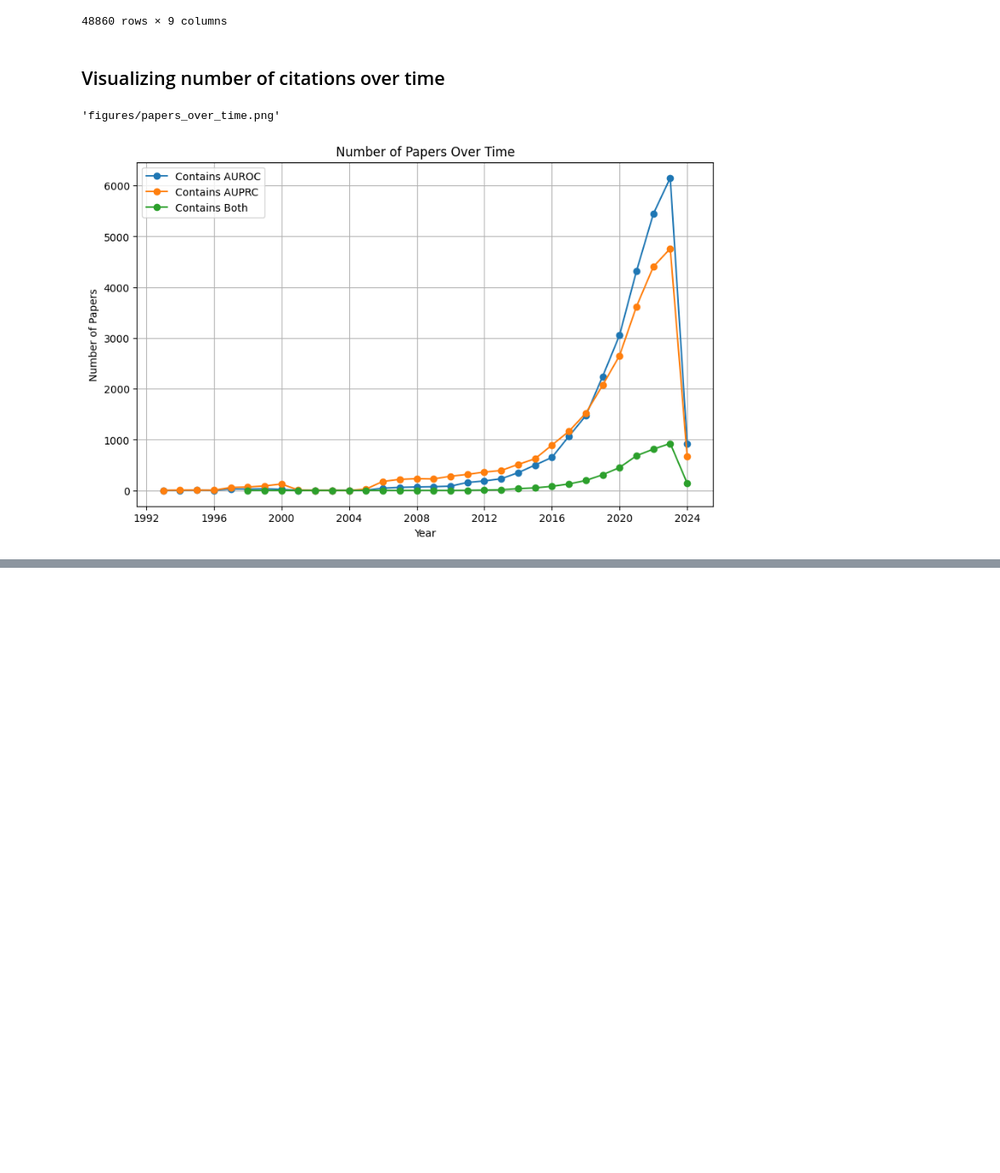
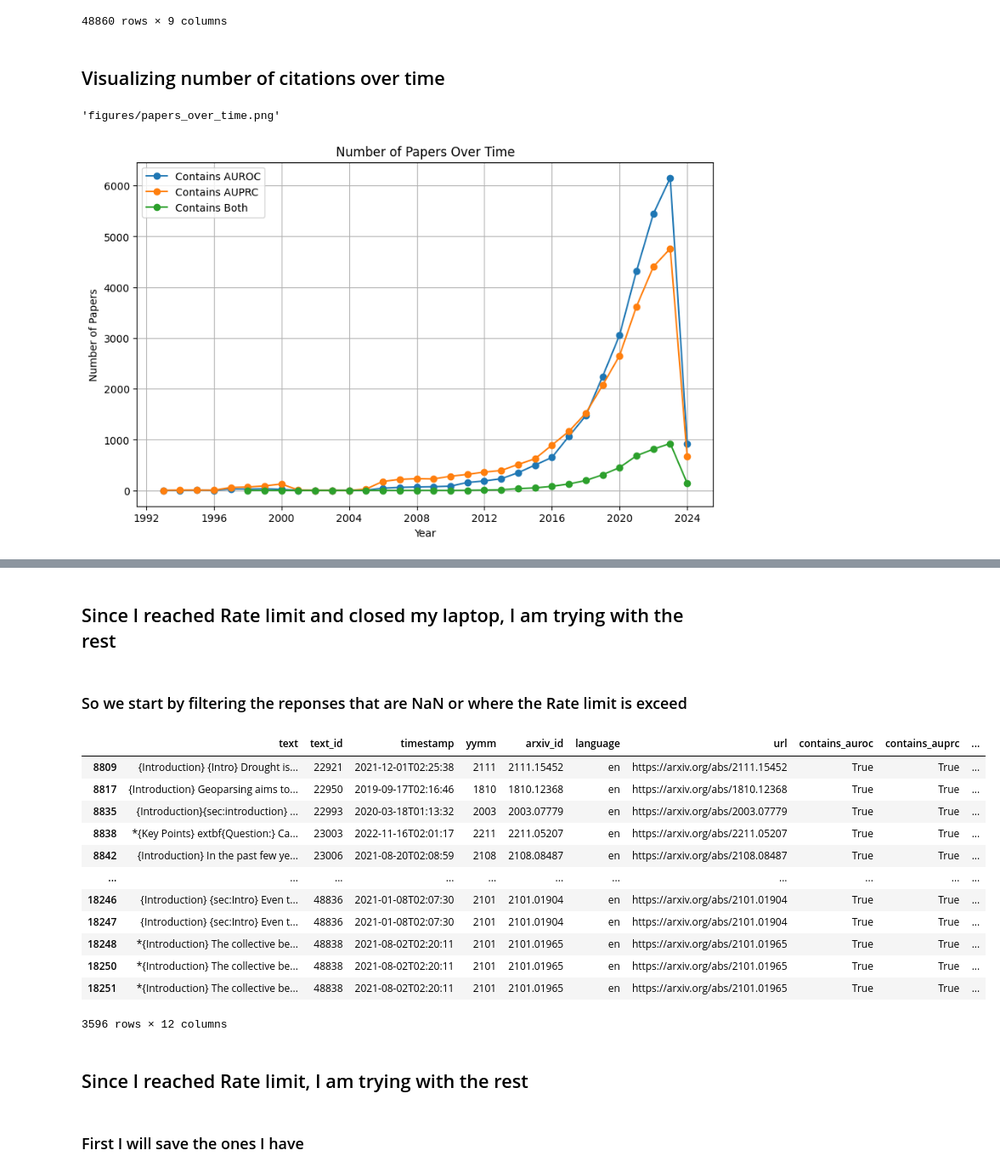
Before and after one commit to Lassehhansen/Arxiv_search, a Jupyter notebook: search.ipynb, the cells around one changed output, grey strips where cells are left out. Shown: that part at 85% size. Saved outputs shown, nothing was run; the diff lists cells and outputs as text; code cells hidden in the pictures; blank space fills up the shorter version.

```diff
--- a/search.ipynb
+++ b/search.ipynb
@@ -130,0 +289,2 @@ with open('gpt4_relevant_documents.pkl', 'wb') as f:
+# %%
+gpt_filter_3_5 = new_df[new_df['gpt_response'] != 'NONE']
@@ -130,0 +323,19 @@ with open('gpt4_relevant_documents.pkl', 'wb') as f:
+# %%
+SYSTEM_PROMPT = (
+    "You are an expert in machine learning and scientific literature review. "
+    "For each chunk of a published paper (which may have typos, misspellings, and odd characters as a result of conversion from PDF), "
+    "examine whether the paper makes any claim that the area under the receiver operating characteristic (AUROC) "
+    "is superior as a general performance metric compared to the area under the precision recall curve (AUPRC) in a machine learning setting. "
+    "If the paper makes a specific claim favoring AUROC over AUPRC, especially in contexts such as imbalanced datasets, "
+    "respond with the format: Paper claim: 'INPUT PAPER CLAIM HERE'. "
+    "If the paper makes no such claims, respond with 'NONE'."
+)
+# %%
+# Process each context window with GPT
+for idx, row in tqdm(gpt_filter_3_5.iterrows(), total=gpt_filter_3_5.shape[0]):
+    context_window = row['context_window']
+    gpt_response = process_with_gpt(context_window, "gpt-4-1106-preview", SYSTEM_PROMPT, openai_api_key)
+    gpt_filter_3_5.at[idx, 'gpt_response_4_0'] = gpt_response
+
+# Optionally, you can save the DataFrame with GPT responses
+gpt_filter_3_5.to_csv('data/processed_gpt_responses_gpt4.csv', index=False)
@@ -130,0 +368,25 @@ with open('gpt4_relevant_documents.pkl', 'wb') as f:
+# %% [markdown]
+## Since I reached Rate limit and closed my laptop, I am trying with the rest
+# %% [markdown]
+### So we start by filtering the reponses that are NaN or where the Rate limit is exceed
+# %%
+filtered_df_gpt_4_0_v2 = gpt_filter_3_5[
+    gpt_filter_3_5['gpt_response_4_0'].isna() |
+    (gpt_filter_3_5['gpt_response_4_0'] == "Error: Rate limit retries exceeded")
+]
+# %%
+filtered_df_gpt_4_0_v2
+# %% [output]
+|  | text | text_id | timestamp | yymm | arxiv_id | language | url | contains_auroc | contains_auprc | ... |
+| 8809 | {Introduction} {Intro} Drought is... | 22921 | 2021-12-01T02:25:38 | 2111 | 2111.15452 | en | https://arxiv.org/abs/2111.15452 | True | True | ... |
+| 8817 | {Introduction} Geoparsing aims to... | 22950 | 2019-09-17T02:16:46 | 1810 | 1810.12368 | en | https://arxiv.org/abs/1810.12368 | True | True | ... |
+| 8835 | {Introduction}{sec:introduction} ... | 22993 | 2020-03-18T01:13:32 | 2003 | 2003.07779 | en | https://arxiv.org/abs/2003.07779 | True | True | ... |
+| 8838 | *{Key Points} extbf{Question:} Ca... | 23003 | 2022-11-16T02:01:17 | 2211 | 2211.05207 | en | https://arxiv.org/abs/2211.05207 | True | True | ... |
+| 8842 | {Introduction} In the past few ye... | 23006 | 2021-08-20T02:08:59 | 2108 | 2108.08487 | en | https://arxiv.org/abs/2108.08487 | True | True | ... |
+| ... | ... | ... | ... | ... | ... | ... | ... | ... | ... | ... |
+| 18246 | {Introduction} {sec:Intro} Even t... | 48836 | 2021-01-08T02:07:30 | 2101 | 2101.01904 | en | https://arxiv.org/abs/2101.01904 | True | True | ... |
+| 18247 | {Introduction} {sec:Intro} Even t... | 48836 | 2021-01-08T02:07:30 | 2101 | 2101.01904 | en | https://arxiv.org/abs/2101.01904 | True | True | ... |
+| 18248 | *{Introduction} The collective be... | 48838 | 2021-08-02T02:20:11 | 2101 | 2101.01965 | en | https://arxiv.org/abs/2101.01965 | True | True | ... |
+| 18250 | *{Introduction} The collective be... | 48838 | 2021-08-02T02:20:11 | 2101 | 2101.01965 | en | https://arxiv.org/abs/2101.01965 | True | True | ... |
+| 18251 | *{Introduction} The collective be... | 48838 | 2021-08-02T02:20:11 | 2101 | 2101.01965 | en | https://arxiv.org/abs/2101.01965 | True | True | ... |
+3596 rows × 12 columns
@@ -130,0 +402,4 @@ with open('gpt4_relevant_documents.pkl', 'wb') as f:
+# %% [markdown]
+## Since I reached Rate limit, I am trying with the rest
+# %% [markdown]
+### First I will save the ones I have
```
Also changed, not shown: parts of 27 cells of this notebook.
